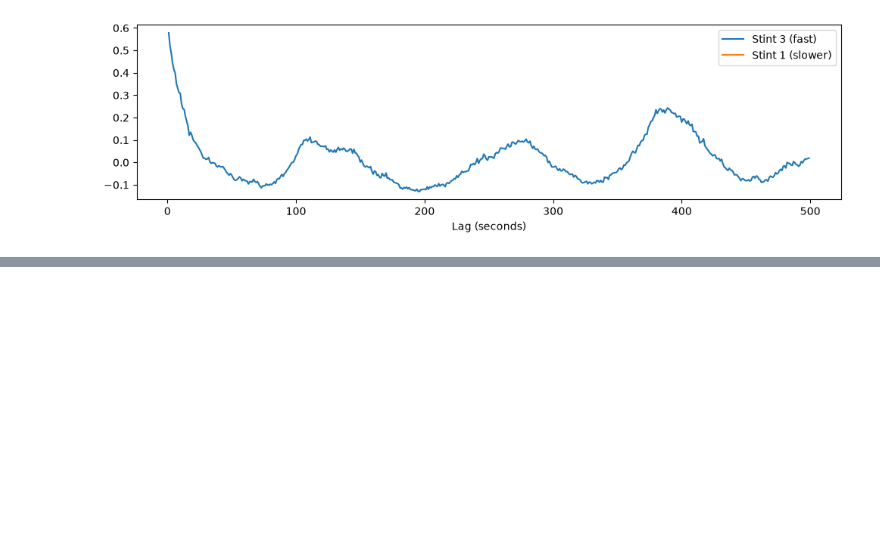
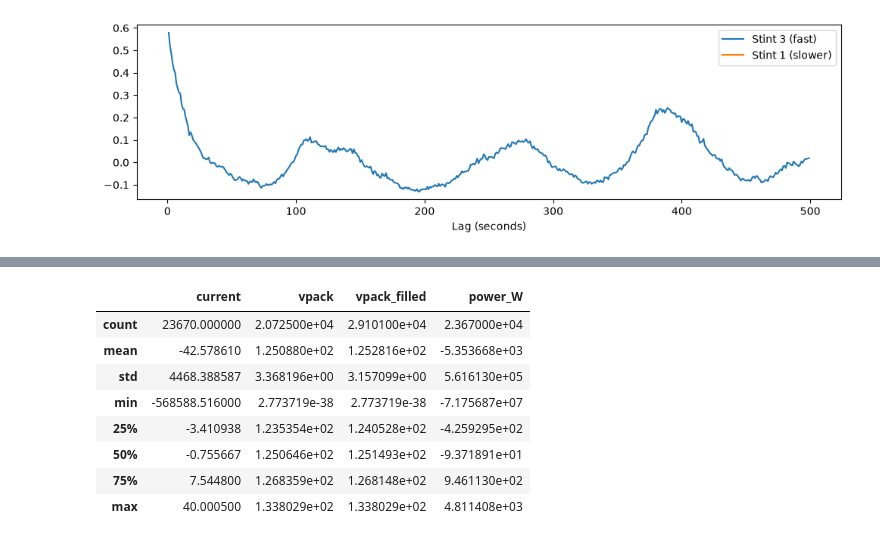
Before and after one commit to jiachengw-sf/calsol_data_analysis, a Jupyter notebook: q1_analysis.ipynb, the cells around one changed output, grey strips where cells are left out. Cells and saved outputs as stored; diff of their text form; code cells hidden in the pictures; blank space fills up the shorter version.

```diff
--- a/q1_analysis.ipynb
+++ b/q1_analysis.ipynb
@@ -251,0 +322,12 @@ ax.set_xlabel("Lag (seconds)"); ax.legend(); plt.show()
+# %%
+df[["current", "vpack", "vpack_filled", "power_W"]].describe()
+# %% [output]
+|  | current | vpack | vpack_filled | power_W |
+| count | 23670.000000 | 2.072500e+04 | 2.910100e+04 | 2.367000e+04 |
+| mean | -42.578610 | 1.250880e+02 | 1.252816e+02 | -5.353668e+03 |
+| std | 4468.388587 | 3.368196e+00 | 3.157099e+00 | 5.616130e+05 |
+| min | -568588.516000 | 2.773719e-38 | 2.773719e-38 | -7.175687e+07 |
+| 25% | -3.410938 | 1.235354e+02 | 1.240528e+02 | -4.259295e+02 |
+| 50% | -0.755667 | 1.250646e+02 | 1.251493e+02 | -9.371891e+01 |
+| 75% | 7.544800 | 1.268359e+02 | 1.268148e+02 | 9.461130e+02 |
+| max | 40.000500 | 1.338029e+02 | 1.338029e+02 | 4.811408e+03 |
```
Also changed, not shown: parts of 8 cells of this notebook.
